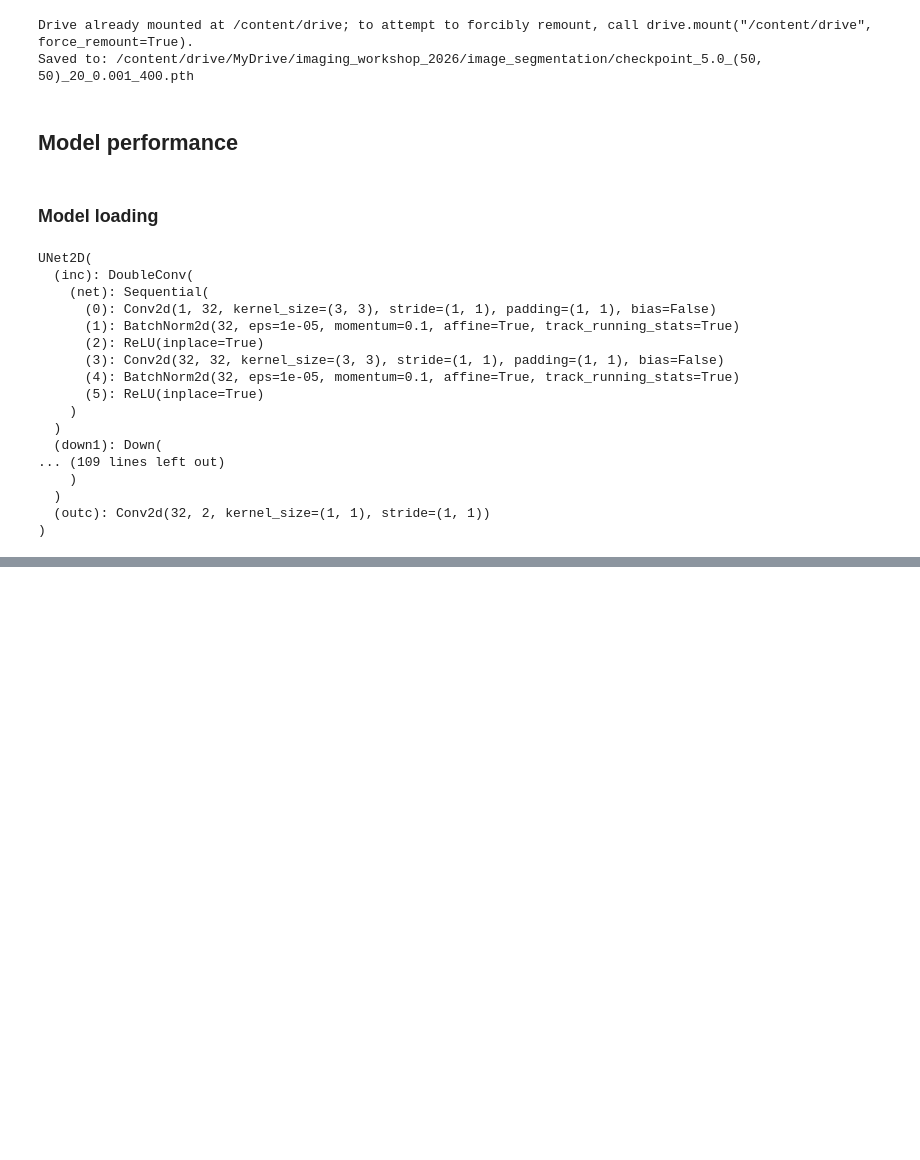
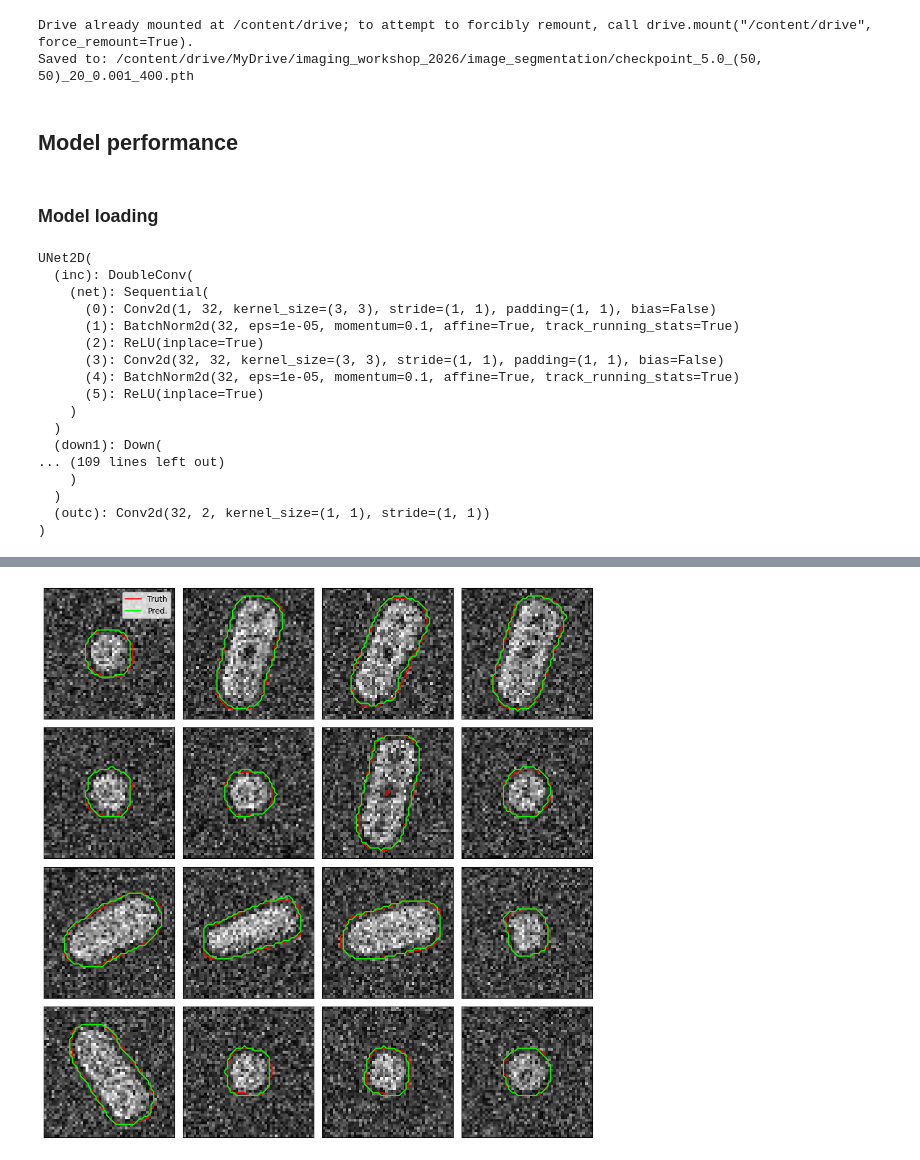
Before and after one commit to mdblackledge/theoryofimaging2, a Jupyter notebook: workshop/practical_exercises.ipynb, the cells around one changed output, grey strips where cells are left out. Cells and saved outputs as stored; diff of their text form; code cells hidden in the pictures; blank space fills up the shorter version.

```diff
--- a/workshop/practical_exercises.ipynb
+++ b/workshop/practical_exercises.ipynb
@@ -1900,0 +1957,86 @@ plt.show()
+# %%
+# 1. Load the external validation data
+# ====================================
+files = []
+for block_group in ext_validation_block_groups:
+    files_ = [
+        {"image": os.path.join(images_dir, block_group, fname),
+         "mask": os.path.join(masks_dir, block_group, fname),
+         "group": block_group}
+        for fname in os.listdir(os.path.join(images_dir, block_group))
+        if fname.endswith(".png")
+    ]
+    files = files + files_
+
+
+ext_val_ds = CacheDataset(
+    data=files,
+    transform=transforms_inference,
+    cache_rate=1.0,      # cache all data
+    num_workers=4        # workers used during caching
+)
+
+ext_val_images = torch.stack(
+    [ext_val_ds[i]["image"] for i in range(len(ext_val_ds))]
+    ).to(DEVICE)
+ext_val_masks_true = np.array([ext_val_ds[i]["mask"] for i in range(len(ext_val_ds))])[:, 0, ...]
+
+# 2. Predict the masks from the model
+# ===================================
+model.eval()
+with torch.no_grad():
+    logits = model(ext_val_images).cpu().numpy()
+    ext_val_masks_pred = np.argmax(logits, axis = 1)
+
+# 3. Plot some examples
+# =====================
+f, ax = plt.subplots(4, 4, figsize = (10, 10))
+ax = ax.ravel()
+for i, idx in enumerate(np.random.choice(np.arange(ext_val_images.shape[0]), size = 16)):
+    ax[i].imshow(ext_val_images[idx].cpu().numpy()[0], cmap = "gray")
+    ax[i].contour(ext_val_masks_true[idx], [0.5], colors = ["r"])
+    ax[i].contour(ext_val_masks_pred[idx], [0.5], colors = [(0, 1, 0)])
+    if i == 0:
+        proxy1 = mlines.Line2D([], [], color='r', label='Truth')
+        proxy2 = mlines.Line2D([], [], color=(0, 1, 0), label='Pred.')
+        ax[i].legend(handles=[proxy1, proxy2])
+    ax[i].set_xticks([]), ax[i].set_yticks([])
+plt.tight_layout()
+plt.show()
+
+# 4. Calcaulte the metric statistics
+# ==================================
+dscs_ext = []
+jcs_ext = []
+hds_ext = []
+hd95s_ext = []
+pbar = tqdm(range(len(ext_val_masks_true)), desc = "Calculating metrics")
+for true, pred in zip(ext_val_masks_true, ext_val_masks_pred):
+    dscs_ext.append(dc(true, pred))
+    jcs_ext.append(jc(true, pred))
+    hds_ext.append(hd(true, pred))
+    hd95s_ext.append(hd95(true, pred))
+    pbar.update(1)
+pbar.close()
+
+# 5. Plot their distributions
+# ===========================
+f, ax = plt.subplots(2, 2, figsize = (8, 8))
+ax = ax.ravel()
+ax[0].hist(dscs, bins = 40, density = True, alpha = 0.5, label = "Test")
+ax[0].hist(dscs_ext, bins = 40, density = True, alpha = 0.5, label = "Ext. Val.")
+ax[0].set_title("Dice Similarity Coefficient")
+ax[0].legend()
+ax[1].hist(jcs, bins = 40, density = True, alpha = 0.5, label = "Test")
+ax[1].hist(jcs_ext, bins = 40, density = True, alpha = 0.5, label = "Ext. Val.")
+ax[1].set_title("Jaccard Index")
+ax[2].hist(hds, bins = 40, density = True, alpha = 0.5, label = "Test")
+ax[2].hist(hds_ext, bins = 40, density = True, alpha = 0.5, label = "Ext. Val.")
+ax[2].set_title("Hausdorff Distance")
+ax[3].hist(hd95s, bins = 40, density = True, alpha = 0.5, label = "Test")
+ax[3].hist(hd95s_ext, bins = 40, density = True, alpha = 0.5, label = "Ext. Val.")
+ax[3].set_title("95% Hausdorff Distance")
+plt.tight_layout()
+plt.show()
+# %% [output]
+[figure, added]
```
Also changed, not shown: parts of 9 cells of this notebook.
